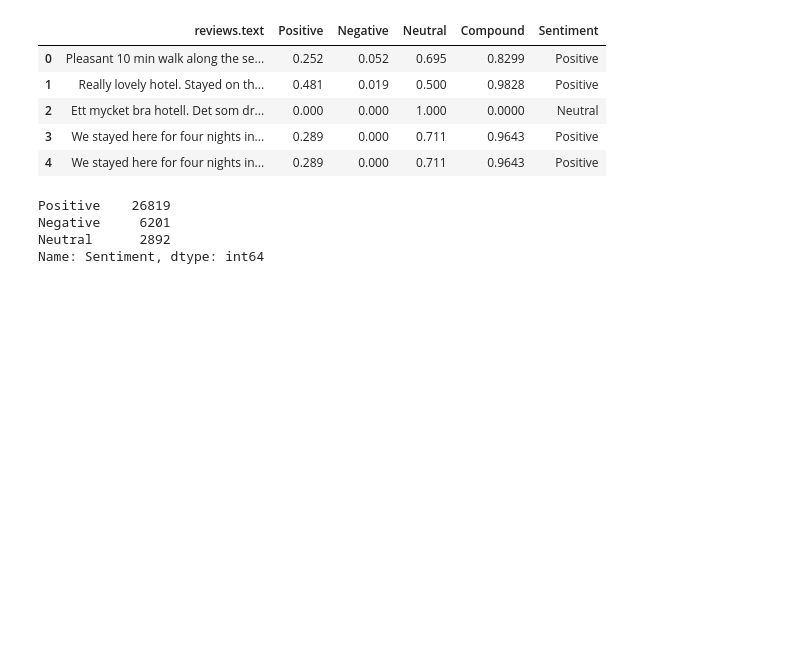
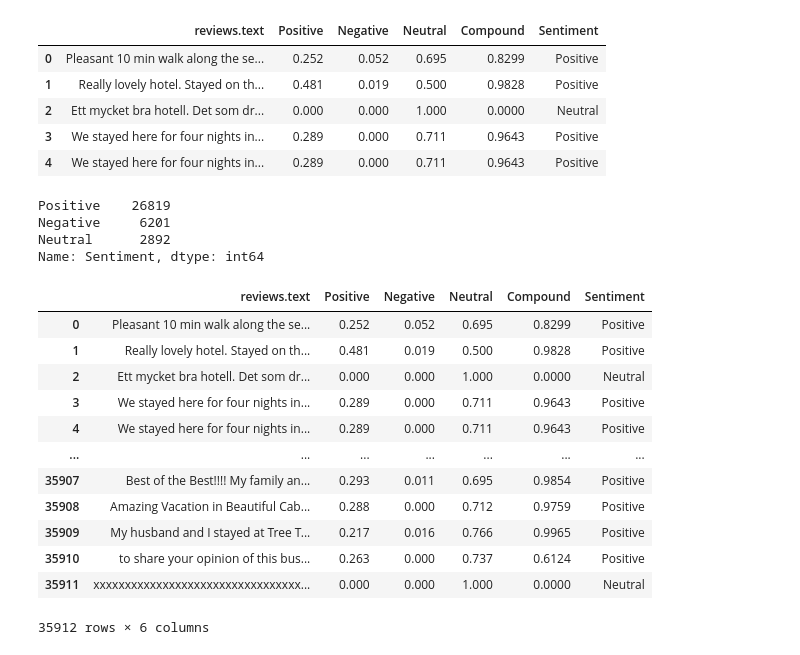
Before and after one commit to spribylova/Hotels, a Jupyter notebook: sentiment_transformers_sentintanalyzer.ipynb, the cells around one changed output. Saved outputs shown, nothing was run; the diff lists cells and outputs as text; code cells hidden in the pictures; blank space fills up the shorter version.

```diff
--- a/sentiment_transformers_sentintanalyzer.ipynb
+++ b/sentiment_transformers_sentintanalyzer.ipynb
@@ -248,3 +248,19 @@ Positive    26819
 Negative     6201
 Neutral      2892
 Name: Sentiment, dtype: int64
+# %%
+rt
+# %% [output]
+|  | reviews.text | Positive | Negative | Neutral | Compound | Sentiment |
+| 0 | Pleasant 10 min walk along the se... | 0.252 | 0.052 | 0.695 | 0.8299 | Positive |
+| 1 | Really lovely hotel. Stayed on th... | 0.481 | 0.019 | 0.500 | 0.9828 | Positive |
+| 2 | Ett mycket bra hotell. Det som dr... | 0.000 | 0.000 | 1.000 | 0.0000 | Neutral |
+| 3 | We stayed here for four nights in... | 0.289 | 0.000 | 0.711 | 0.9643 | Positive |
+| 4 | We stayed here for four nights in... | 0.289 | 0.000 | 0.711 | 0.9643 | Positive |
+| ... | ... | ... | ... | ... | ... | ... |
+| 35907 | Best of the Best!!!! My family an... | 0.293 | 0.011 | 0.695 | 0.9854 | Positive |
+| 35908 | Amazing Vacation in Beautiful Cab... | 0.288 | 0.000 | 0.712 | 0.9759 | Positive |
+| 35909 | My husband and I stayed at Tree T... | 0.217 | 0.016 | 0.766 | 0.9965 | Positive |
+| 35910 | to share your opinion of this bus... | 0.263 | 0.000 | 0.737 | 0.6124 | Positive |
+| 35911 | xxxxxxxxxxxxxxxxxxxxxxxxxxxxxxxxx... | 0.000 | 0.000 | 1.000 | 0.0000 | Neutral |
+35912 rows × 6 columns
```
Also changed, not shown: parts of 3 cells of this notebook.
